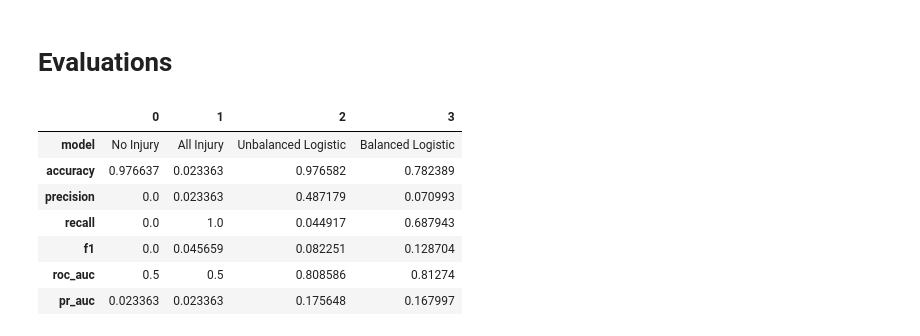
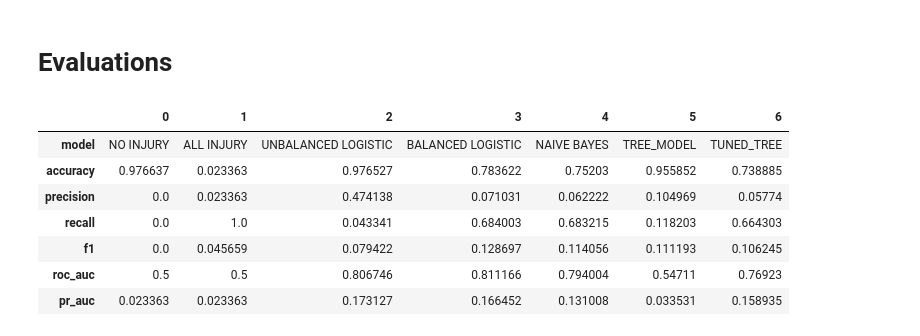
Before and after one commit to lily-harper/injury_risk_classifier, a Jupyter notebook: notebooks/05_baseline.ipynb, the cells around one changed output. Cells and saved outputs as stored; diff of their text form; code cells hidden in the pictures.

Commit message:
naive bayes and tree

```diff
--- a/notebooks/05_baseline.ipynb
+++ b/notebooks/05_baseline.ipynb
@@ -152,0 +210,16 @@ Pipeline(steps=[('preprocessor',
+# %%
+from sklearn.tree import DecisionTreeClassifier
+
+tree_preprocessor = preprocessing.tree_prep(numeric_features = NUMERIC_FEATURES,
+                              boolean_features = BOOLEAN_FEATURES,
+                              categorical_features = CATEGORICAL_FEATURES)
+
+tree_model = Pipeline(steps=[
+    ("preprocessing", tree_preprocessor),
+    ("model", DecisionTreeClassifier(
+        random_state=67,
+        class_weight="balanced"
+    ))
+])
+
+tree_model.fit(X_train, y_train)
@@ -152,0 +302,13 @@ Pipeline(steps=[('preprocessor',
+# %%
+tuned_tree_model = Pipeline(steps=[
+    ("preprocessing", tree_preprocessor),
+    ("model", DecisionTreeClassifier(
+        random_state=67,
+        class_weight="balanced",
+        min_samples_leaf=100,
+        max_depth=8
+    ))
+])
+
+
+tuned_tree_model.fit(X_train, y_train)
@@ -155,32 +335,38 @@ Pipeline(steps=[('preprocessor',
 # %%
 results = []
 model_results = []
 confusion_matrices = {}
 
-mods = [dummy_model_noinj, dummy_model_inj, logreg_model, balanced_log_reg]
-mod_names = ["No Injury", "All Injury", "Unbalanced Logistic", "Balanced Logistic"]
+mods = [dummy_model_noinj, dummy_model_inj,
+        logreg_model, balanced_log_reg, nb_model,
+        tree_model, tuned_tree_model]
+mod_names = ["No Injury", "All Injury", "Unbalanced Logistic",
+             "Balanced Logistic", "Naive Bayes",
+             "tree_model", "tuned_tree"]
+
+mod_names = [name.upper() for name in mod_names]
 
 for mod, name in zip(mods, mod_names):
     model_results, cm = metrics.evaluate_model(
             mod, name,
             X_test, y_test,
             return_confusion = True
         )
 
     results.append(model_results)
     confusion_matrices[name] = cm
 
 results_df = pd.DataFrame(results).T
 results_df
 # %% [output]
-|  | 0 | 1 | 2 | 3 |
-| model | No Injury | All Injury | Unbalanced Logistic | Balanced Logistic |
-| accuracy | 0.976637 | 0.023363 | 0.976582 | 0.782389 |
-| precision | 0.0 | 0.023363 | 0.487179 | 0.070993 |
-| recall | 0.0 | 1.0 | 0.044917 | 0.687943 |
-| f1 | 0.0 | 0.045659 | 0.082251 | 0.128704 |
-| roc_auc | 0.5 | 0.5 | 0.808586 | 0.81274 |
-| pr_auc | 0.023363 | 0.023363 | 0.175648 | 0.167997 |
+|  | 0 | 1 | 2 | 3 | 4 | 5 | 6 |
+| model | NO INJURY | ALL INJURY | UNBALANCED LOGISTIC | BALANCED LOGISTIC | NAIVE BAYES | TREE_MODEL | TUNED_TREE |
+| accuracy | 0.976637 | 0.023363 | 0.976527 | 0.783622 | 0.75203 | 0.955852 | 0.738885 |
+| precision | 0.0 | 0.023363 | 0.474138 | 0.071031 | 0.062222 | 0.104969 | 0.05774 |
+| recall | 0.0 | 1.0 | 0.043341 | 0.684003 | 0.683215 | 0.118203 | 0.664303 |
+| f1 | 0.0 | 0.045659 | 0.079422 | 0.128697 | 0.114056 | 0.111193 | 0.106245 |
+| roc_auc | 0.5 | 0.5 | 0.806746 | 0.811166 | 0.794004 | 0.54711 | 0.76923 |
+| pr_auc | 0.023363 | 0.023363 | 0.173127 | 0.166452 | 0.131008 | 0.033531 | 0.158935 |
 # %%
 for mod, matrix in confusion_matrices.items():
     print(f"\n{mod}")
```
Also changed, not shown: parts of 15 cells of this notebook, 4 other files.
